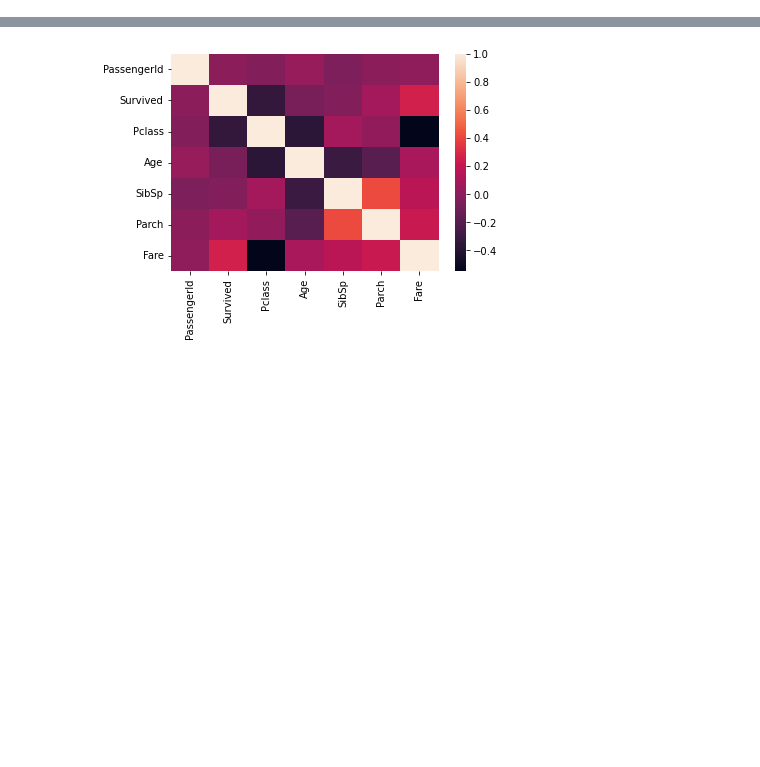
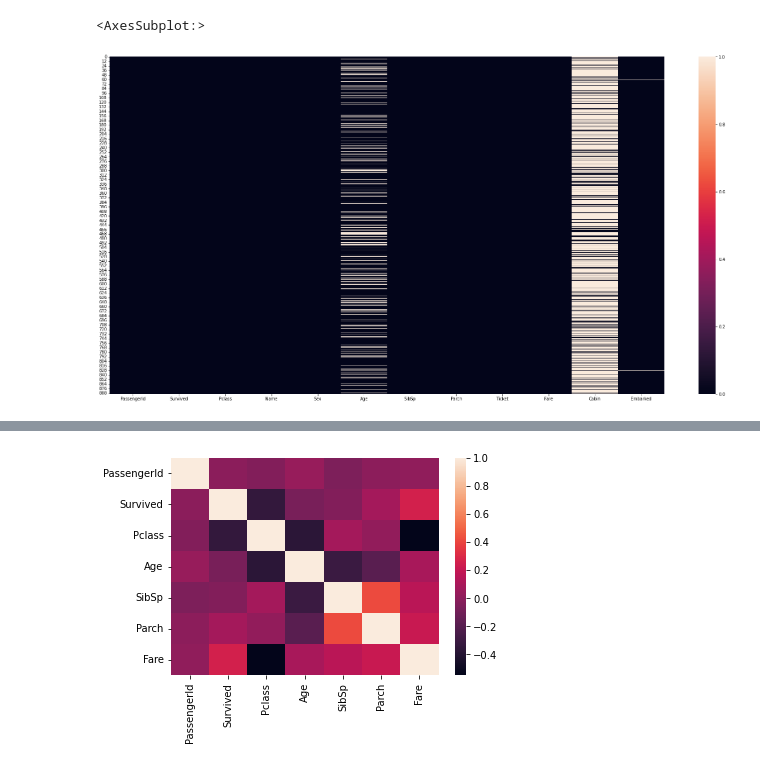
Before and after one commit to RagavanRanushan/titanic, a Jupyter notebook: titanic/Untitled.ipynb, the cells around one changed output, grey strips where cells are left out. Cells and saved outputs as stored; diff of their text form; code cells hidden in the pictures; blank space fills up the shorter version.

```diff
--- a/titanic/Untitled.ipynb
+++ b/titanic/Untitled.ipynb
@@ -1,10 +1,16 @@
 # %%
 import pandas as pd
-import seaborn as sbn
+import seaborn as sns
 import numpy as np
 from matplotlib import pyplot as plt
-data=pd.read_csv("C:/Users/ranus/OneDrive/Bureau/titanic/train.csv")
-test=pd.read_csv("C:/Users/ranus/OneDrive/Bureau/titanic/test.csv")
+from sklearn.ensemble import RandomForestClassifier
+from sklearn.model_selection import GridSearchCV
+from sklearn.model_selection import train_test_split
+from sklearn.linear_model import LogisticRegression
+from sklearn.metrics import accuracy_score
+
+data=pd.read_csv("C:/Users/ranus/titanic/titanic/train.csv")
+test=pd.read_csv("C:/Users/ranus/titanic/titanic/test.csv")
 #target_train=data["Survived"]
 #target_test=data["Survived"]
 #del data["Survived"]
@@ -18,0 +40,4 @@ data.head()
+# %%
+df=data.copy() #on réalise une copie des données
+df.info() #on obtient des information interessante
+df.shape
@@ -18,0 +81,6 @@ data.head()
+# %%
+plt.figure(figsize=(30,15))
+sns.heatmap(df.isna())
+# %% [output]
+<AxesSubplot:>
+[figure, added]
```
Also changed, not shown: parts of 24 cells of this notebook.
